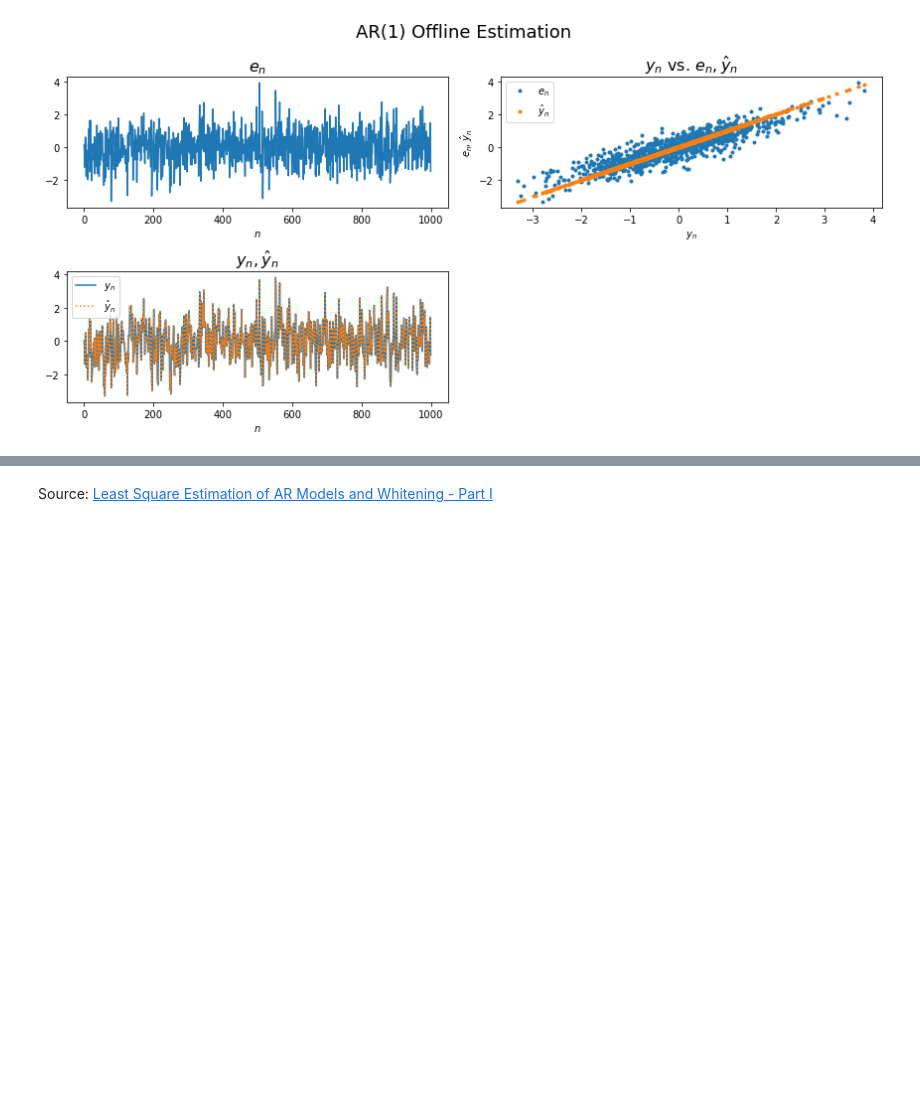
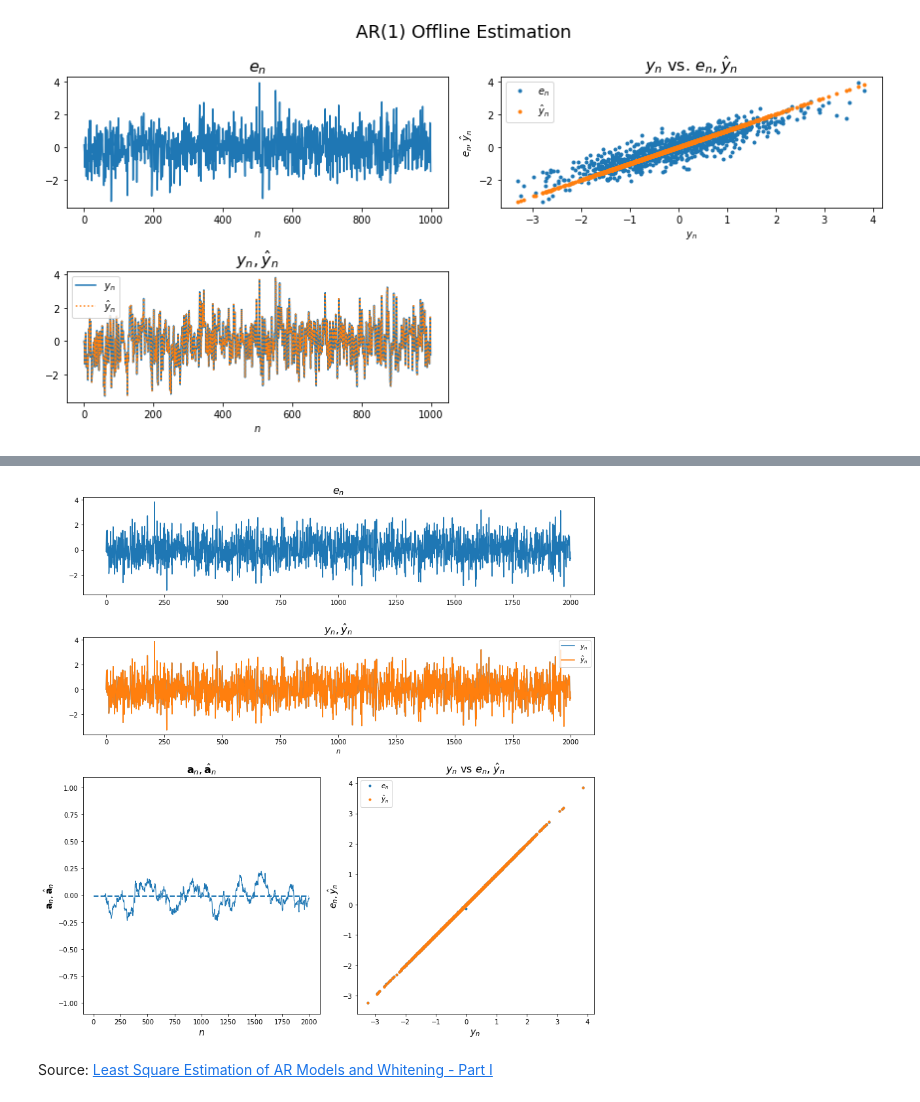
Before and after one commit to samisnotinsane/chbmit-seizure-prediction, a Jupyter notebook: least_squares_AR.ipynb, the cells around one changed output, grey strips where cells are left out. Cells and saved outputs as stored; diff of their text form; code cells hidden in the pictures; blank space fills up the shorter version.

Commit message:
Online estimation of AR(1) toy example

```diff
--- a/least_squares_AR.ipynb
+++ b/least_squares_AR.ipynb
@@ -76,2 +82,87 @@ plt.show()
+# %%
+np.random.seed(42)                           # Seed random number generator
+N = 2000                                     # Number of samples
+L = 100                                      # Window size
+p = 1                                        # AR order
+a = 1.8 * np.random.randn(p) - 0.9           # AR parameters
+n = np.arange(0, N)                          # Generate time sequence for samples
+e = np.sqrt(1.0) * np.random.randn(N)        # Input white noise signal
+
+y = np.zeros(N)                              # Generate stationary AR signal from white noise
+for i in range(p, N):
+    y[i] = e[i]
+    y[i] = y[i] + a.squeeze() * y[i-1]
+
+arn = []
+arhat = []
+for _n in range(L+p, N):                     # On-line estimation of AR parameters by moving window
+    arn.append(_n)
+
+    window_start = _n-L-p+1
+    window_end = _n
+    y_window = y[window_start:window_end]
+    N_window = len(y_window)
+    ymat = np.zeros((N_window-p, p))
+    yb = np.zeros((N_window-p, p))
+    ymat[:,0] = y_window[0:-1]
+    yb = y_window[p:]
+    arhat_window = np.linalg.pinv(ymat)@yb
+    arhat.append(arhat_window)
+
+    if (arn[-1] == N-1):
+        arn.append(N-1)
+
+        window_start = N-L+p
+        window_end = N
+        y_window = y[window_start:window_end]
+        N_window = len(y_window)
+        ymat = np.zeros((N_window-p, p))
+        yb = np.zeros((N_window-p, p))
+        ymat[:,0] = y_window[0:-1]
+        yb = y_window[p:]
+        arhat_window = np.linalg.pinv(ymat)@yb
+        arhat.append(arhat_window)
+arn_ndarr = np.array(arn)
+arhat_ndarr = np.array(arhat)
+
+y_hat = np.zeros(N)
+for i in range(p, N):
+    y_hat[i] = e[i]
+    y_hat[i] = y_hat[i] + a.squeeze() * y_hat[i-1]
+
+plt.figure(figsize=(12,12))                  # Visualisations
+
+plt.subplot2grid((4,2), (0, 0), rowspan=1, colspan=2)
+plt.plot(n, e, label="$e_n$")
+plt.title("$e_n$", fontsize=16)
+
+plt.subplot2grid((4,2), (1, 0), rowspan=1, colspan=2)
+plt.plot(0,0)
+plt.plot(n, y, ls='solid', color='tab:blue', label=r'$y_n$')
+plt.plot(n, y_hat, ls='solid', color='tab:orange', label=r'$\hat{y}_n$')
+plt.xlabel(r'$n$')
+plt.legend(loc='best')
+plt.title(r'$y_n, \hat{y}_n$', fontsize=16)
+
+plt.subplot2grid((4,2), (2, 0), rowspan=2, colspan=1)
+_p = plt.plot(arn_ndarr, arhat_ndarr, lw=1)
+plt.plot([0, n[-1]], [a, a], '--', lw=2, color=(_p[-1].get_color()))
+plt.ylim(-1.1, 1.1)
+plt.xlabel("$n$", fontsize=14)
+plt.ylabel("$\mathbf{a}_n, \hat{\mathbf{a}}_n$", fontsize=14)
+plt.title("$\mathbf{a}_n, \hat{\mathbf{a}}_n$", fontsize=16)
+
+plt.subplot2grid((4,2), (2,1), rowspan=2, colspan=1)
+plt.plot(y, e, '.', label=r'$e_n$')
+plt.plot(y, y_hat, '.', label=r'$\hat{y}_n$')
+plt.legend(loc='best')
+plt.xlabel(r'$y_n$', fontsize=14)
+plt.ylabel(r'$e_n, \hat{y}_n$', fontsize=14)
+plt.title(r'$y_n$ vs $e_n$, $\hat{y}_n$', fontsize=16)
+
+plt.tight_layout()
+plt.show()
+# %% [output]
+[figure, added]
 # %% [markdown]
 Source: [Least Square Estimation of AR Models and Whitening - Part I](https://siva82kb.github.io/2018/09/least-square-estimation-of-ar-models-and-whitening-part-i)
```
Also changed, not shown: parts of 3 cells of this notebook.
